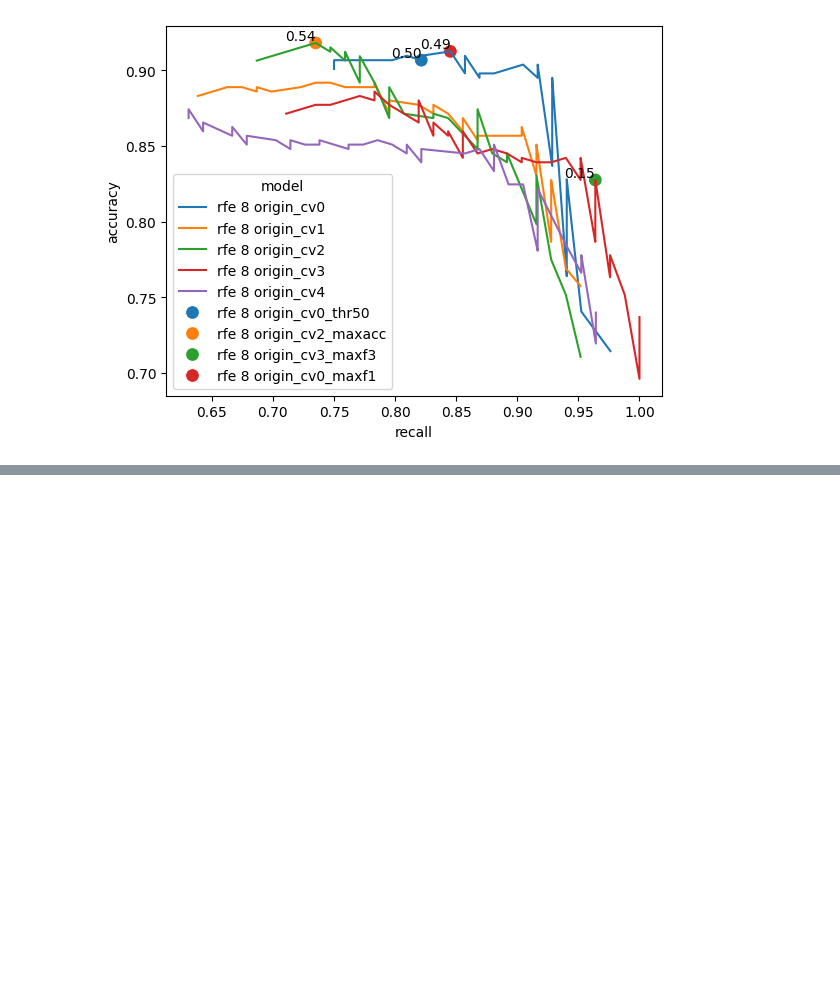
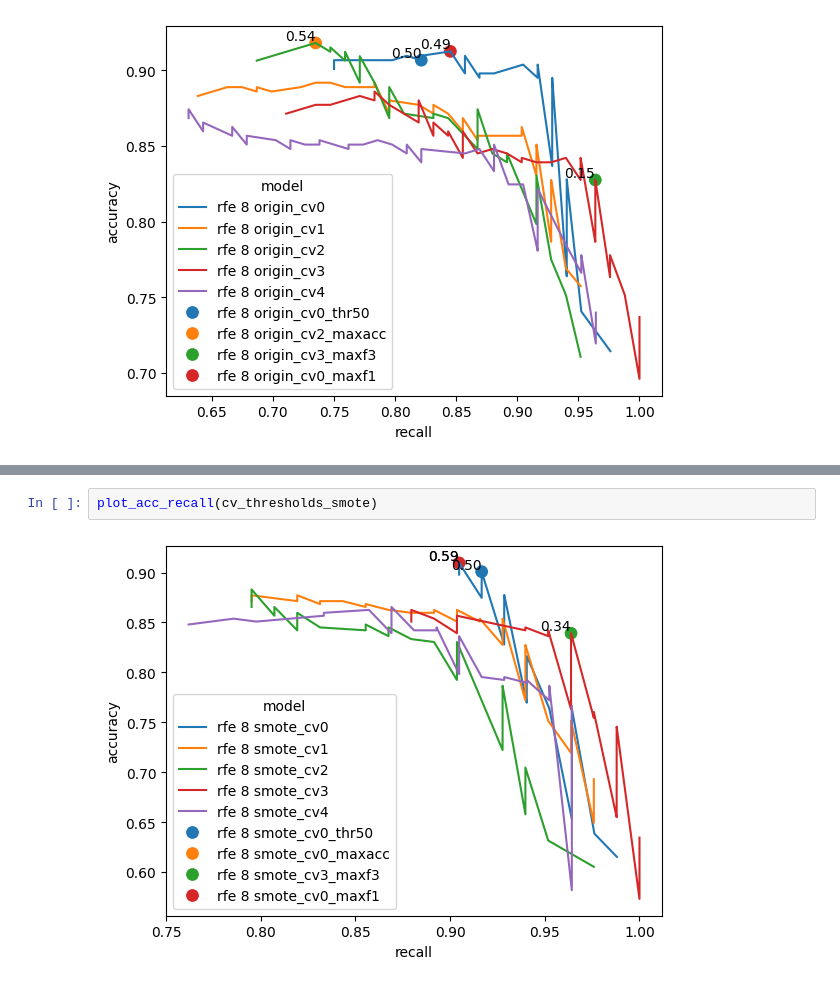
Before and after one commit to AlexanderBusa/ProgettoTeam2, a Jupyter notebook: threshold_tuning.ipynb, the cells around one changed output, grey strips where cells are left out. Saved outputs shown, nothing was run; the diff lists cells and outputs as text; blank space fills up the shorter version.

```diff
--- a/threshold_tuning.ipynb
+++ b/threshold_tuning.ipynb
@@ -306,0 +368,4 @@ plot_acc_recall(cv_thresholds_rfe)
+# %%
+plot_acc_recall(cv_thresholds_smote)
+# %% [output]
+[figure, added]
```
Also changed, not shown: parts of 12 cells of this notebook.
